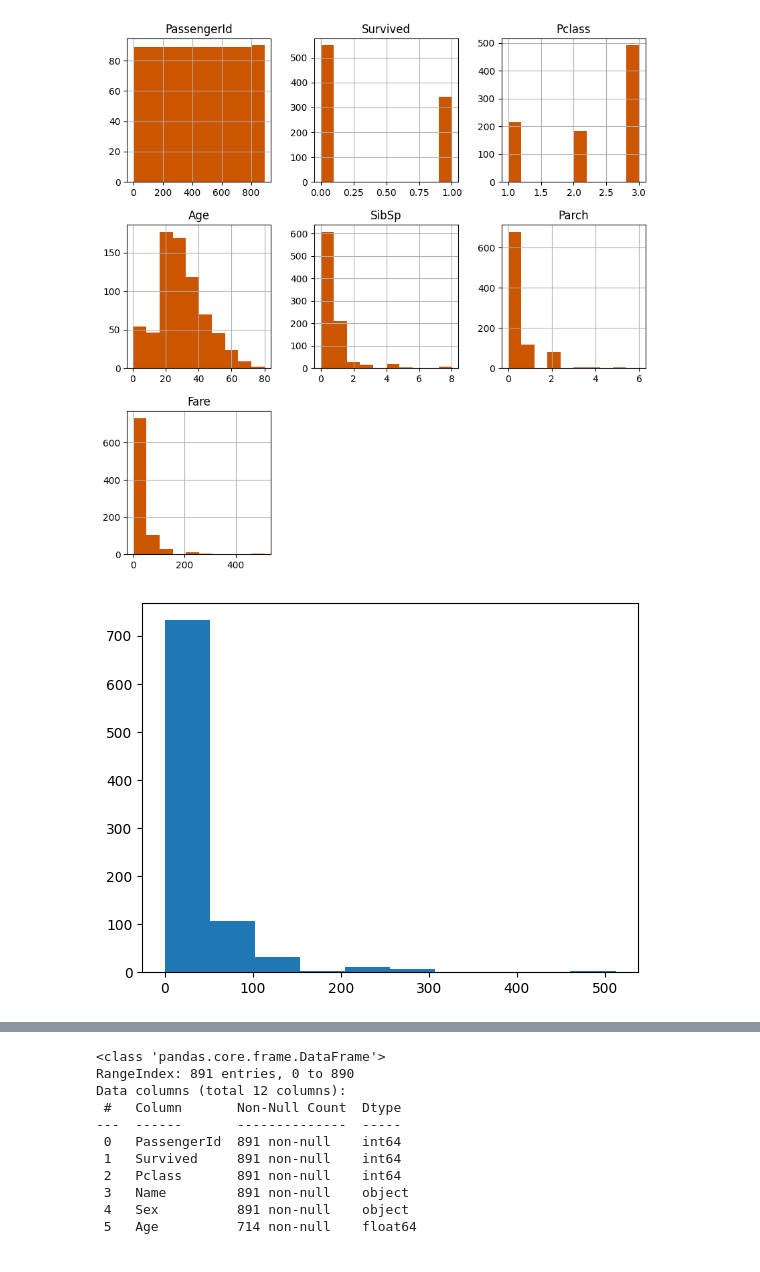
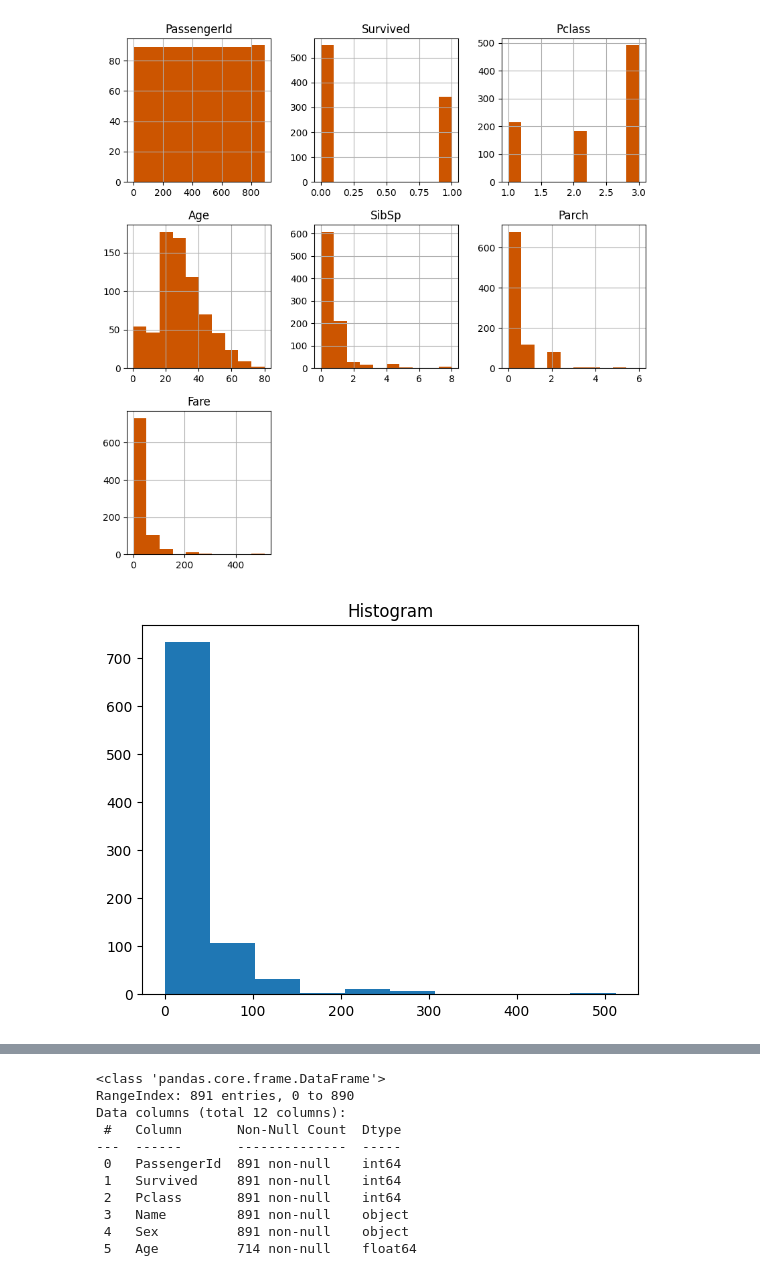
Before and after one commit to SupriyaMadhawai/Task1, a Jupyter notebook: Prodigy Task1.ipynb, the cells around one changed output, grey strips where cells are left out. Drawn from its saved outputs; the diff is of its cells as text; code cells hidden in the pictures.

```diff
--- a/Prodigy Task1.ipynb
+++ b/Prodigy Task1.ipynb
@@ -28,9 +28,10 @@ plt.show()
 [figure]
 # %%
 plt.hist(df.Fare)
+plt.title("Histogram")
 plt.show()
 # %% [output]
-[figure, old version]
+[figure, new version]
 # %%
 df.head()
 # %% [output]
```
Also changed, not shown: parts of 3 cells of this notebook.
